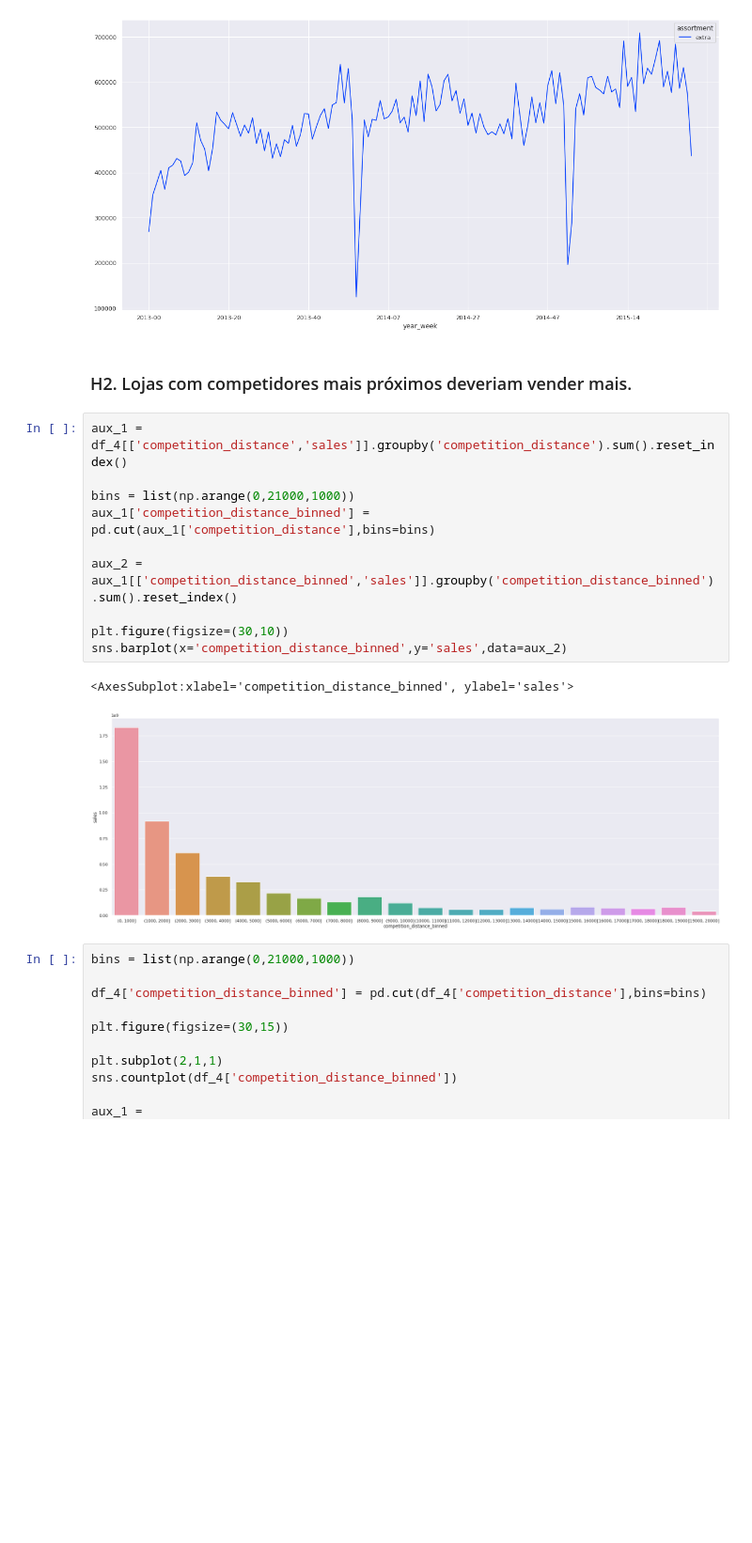
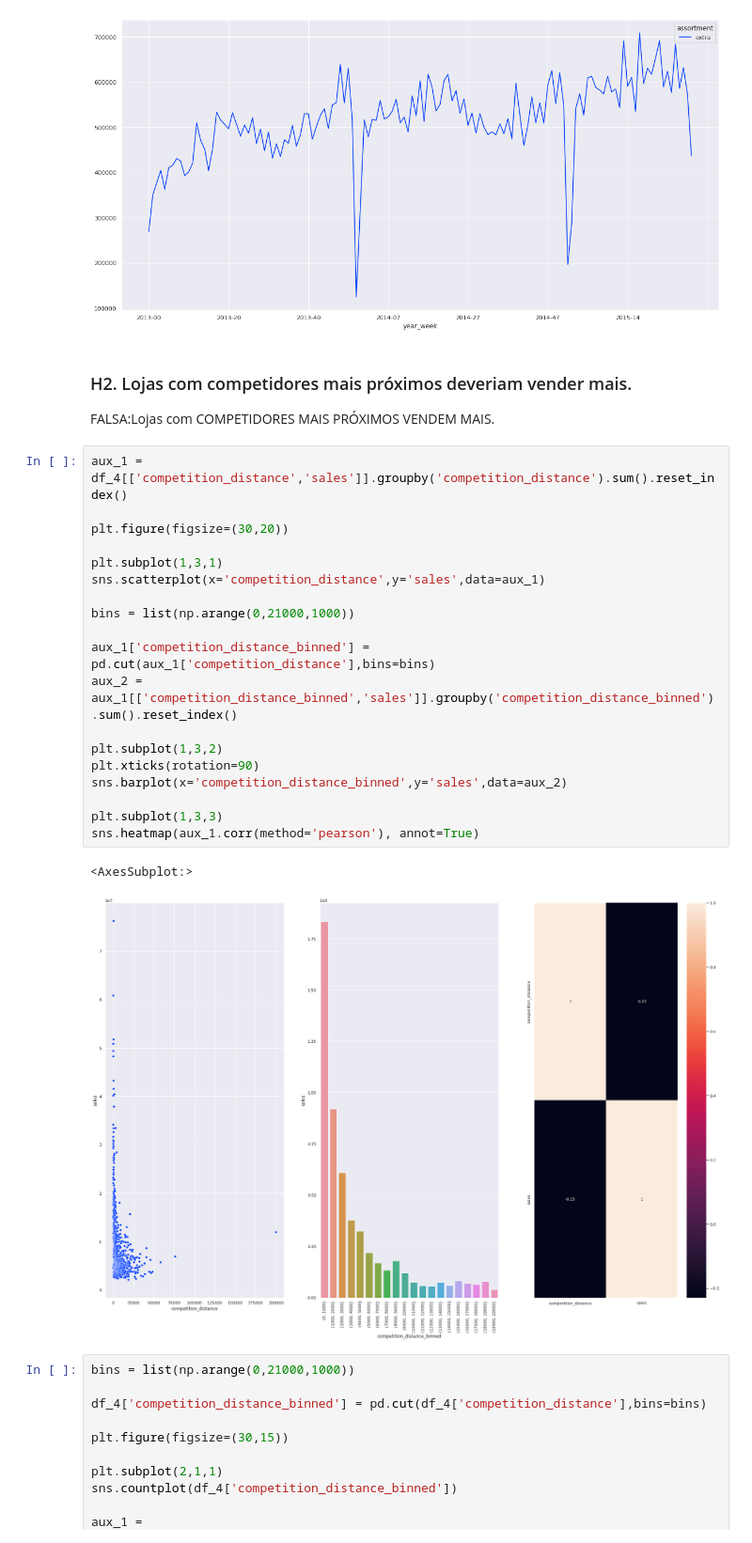
Before and after one commit to LucasK29/DataScience_Em_Producao, a Jupyter notebook: notebooks/modulo04_eda.ipynb, the cells around one changed output. Shown at 94% size. Saved outputs shown, nothing was run; the diff lists cells and outputs as text; blank space fills up the shorter version.

```diff
--- a/notebooks/modulo04_eda.ipynb
+++ b/notebooks/modulo04_eda.ipynb
@@ -534,19 +535,30 @@ aux_3.pivot(index='year_week',columns='assortment', values='sales').plot(figsize
 [figure]
 # %% [markdown]
 ### H2. Lojas com competidores mais próximos deveriam vender mais.
+
+FALSA:Lojas com COMPETIDORES MAIS PRÓXIMOS VENDEM MAIS.
 # %%
 aux_1 = df_4[['competition_distance','sales']].groupby('competition_distance').sum().reset_index()
 
+plt.figure(figsize=(30,20))
+
+plt.subplot(1,3,1)
+sns.scatterplot(x='competition_distance',y='sales',data=aux_1)
+
 bins = list(np.arange(0,21000,1000))
+
 aux_1['competition_distance_binned'] = pd.cut(aux_1['competition_distance'],bins=bins)
-
 aux_2 = aux_1[['competition_distance_binned','sales']].groupby('competition_distance_binned').sum().reset_index()
 
-plt.figure(figsize=(30,10))
+plt.subplot(1,3,2)
+plt.xticks(rotation=90)
 sns.barplot(x='competition_distance_binned',y='sales',data=aux_2)
+
+plt.subplot(1,3,3)
+sns.heatmap(aux_1.corr(method='pearson'), annot=True)
 # %% [output]
-<AxesSubplot:xlabel='competition_distance_binned', ylabel='sales'>
+<AxesSubplot:>
-[figure, old version]
+[figure, new version]
 # %%
 bins = list(np.arange(0,21000,1000))
 
```
Also changed, not shown: parts of 10 cells of this notebook.
